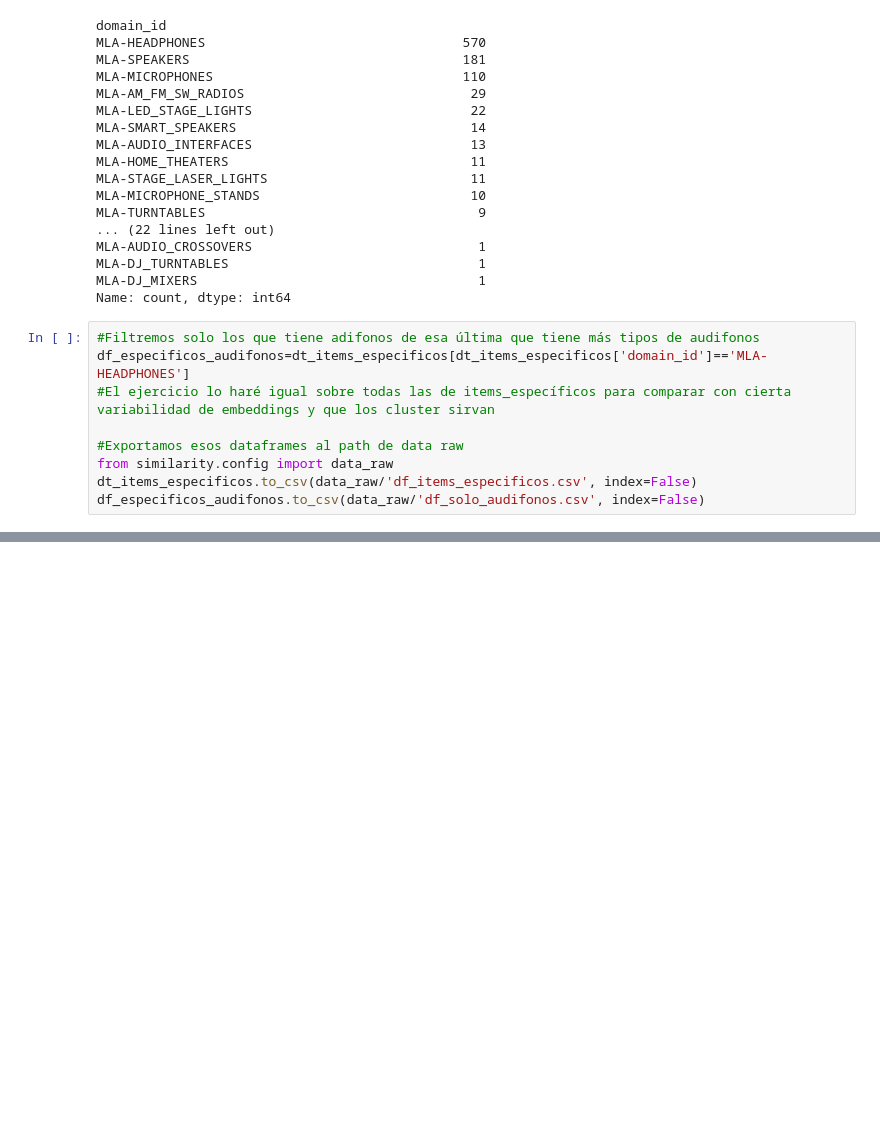
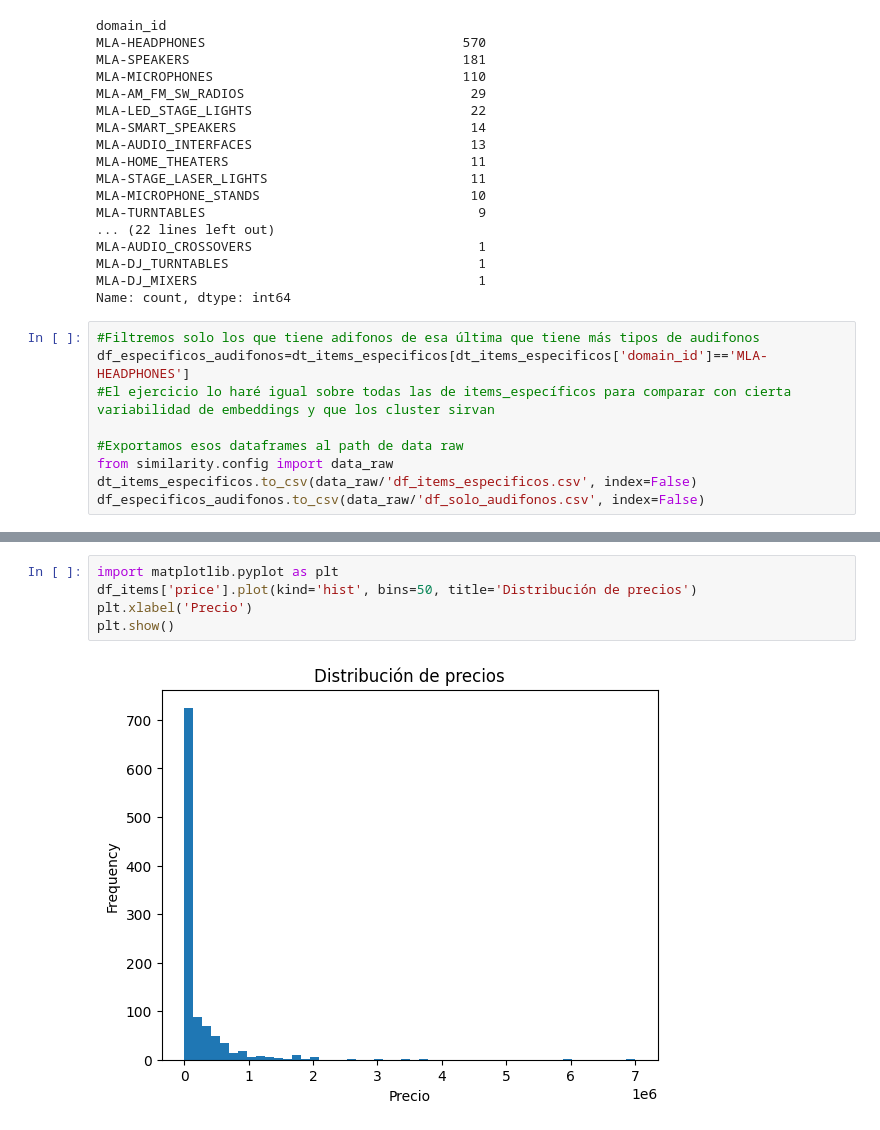
Before and after one commit to anfelipecb/MeLi_Challenge_Similarity, a Jupyter notebook: Notebooks/01_Analisis de datos.ipynb, the cells around one changed output, grey strips where cells are left out. Saved outputs shown, nothing was run; the diff lists cells and outputs as text; blank space fills up the shorter version.

```diff
--- a/Notebooks/01_Analisis de datos.ipynb
+++ b/Notebooks/01_Analisis de datos.ipynb
@@ -102,0 +142,7 @@ df_especificos_audifonos.to_csv(data_raw/'df_solo_audifonos.csv', index=False)
+# %%
+import matplotlib.pyplot as plt
+df_items['price'].plot(kind='hist', bins=50, title='Distribución de precios')
+plt.xlabel('Precio')
+plt.show()
+# %% [output]
+[figure, added]
```
Also changed, not shown: parts of 3 cells of this notebook, 22 other files.
